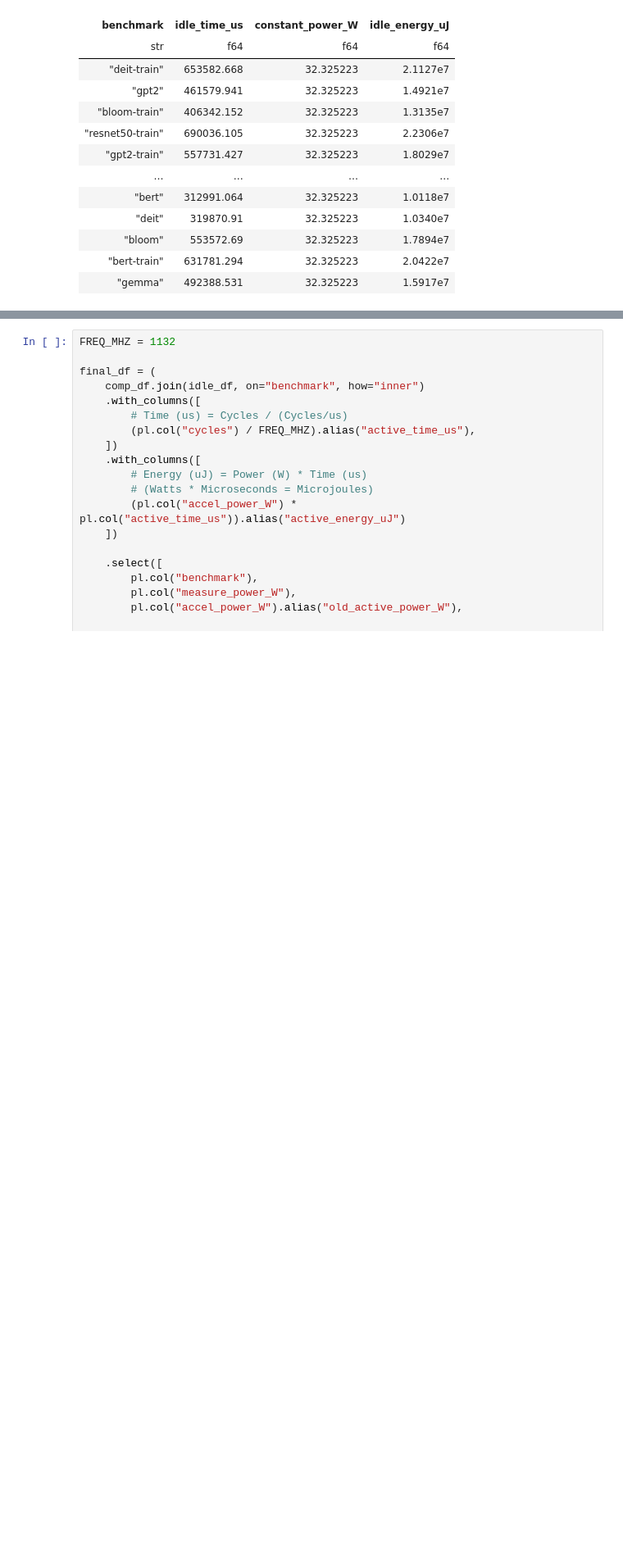
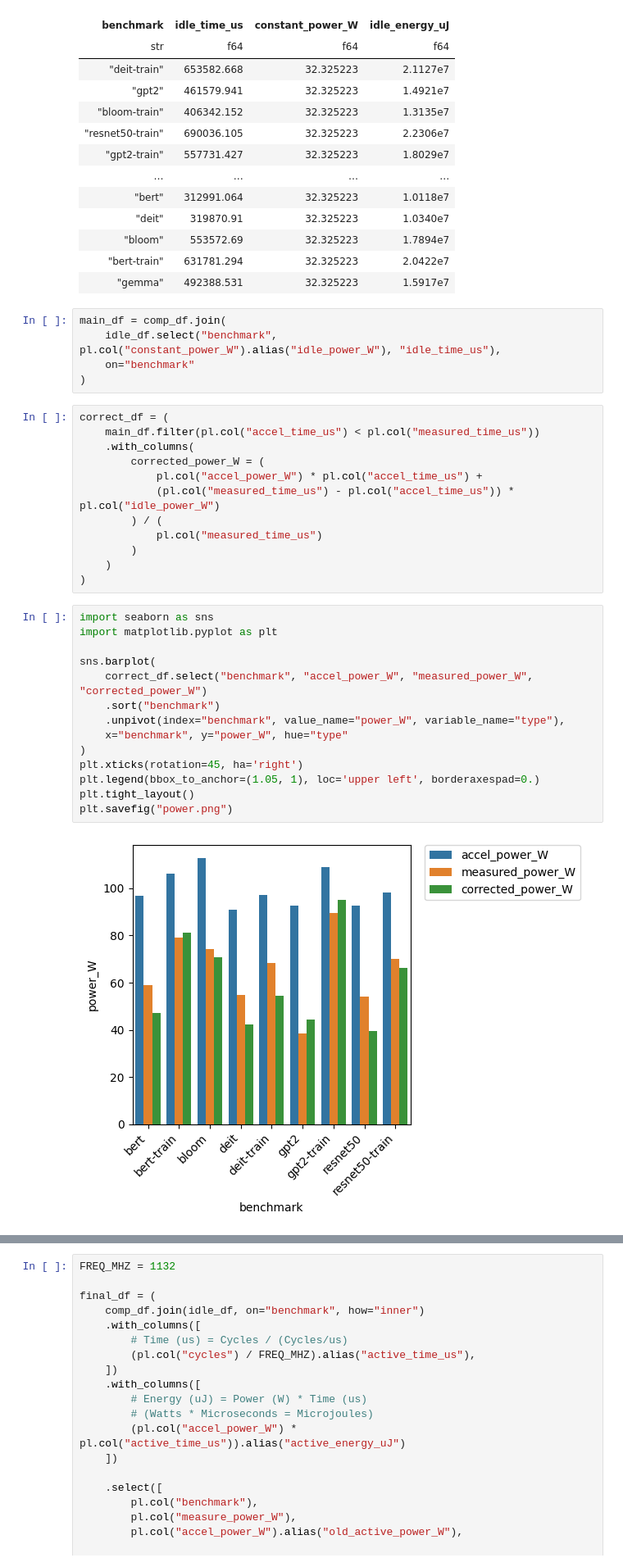
Before and after one commit to ice-rlab/accel-sim-framework-fork, a Jupyter notebook: hta2.ipynb, the cells around one changed output, grey strips where cells are left out. Shown at 82% size. Drawn from its saved outputs; the diff is of its cells as text; blank space fills up the shorter version.

Commit message:
improv: correction

```diff
--- a/hta2.ipynb
+++ b/hta2.ipynb
@@ -302,3 +323,36 @@ shape: (11, 4)
 | "bloom" | 553572.69 | 32.325223 | 1.7894e7 |
 | "bert-train" | 631781.294 | 32.325223 | 2.0422e7 |
 | "gemma" | 492388.531 | 32.325223 | 1.5917e7 |
+# %%
+main_df = comp_df.join(
+    idle_df.select("benchmark", pl.col("constant_power_W").alias("idle_power_W"), "idle_time_us"),
+    on="benchmark"
+)
+# %%
+correct_df = (
+    main_df.filter(pl.col("accel_time_us") < pl.col("measured_time_us"))
+    .with_columns(
+        corrected_power_W = (
+            pl.col("accel_power_W") * pl.col("accel_time_us") +
+            (pl.col("measured_time_us") - pl.col("accel_time_us")) * pl.col("idle_power_W")
+        ) / (
+            pl.col("measured_time_us")
+        )
+    )
+)
+# %%
+import seaborn as sns
+import matplotlib.pyplot as plt
+
+sns.barplot(
+    correct_df.select("benchmark", "accel_power_W", "measured_power_W", "corrected_power_W")
+    .sort("benchmark")
+    .unpivot(index="benchmark", value_name="power_W", variable_name="type"),
+    x="benchmark", y="power_W", hue="type"
+)
+plt.xticks(rotation=45, ha='right')
+plt.legend(bbox_to_anchor=(1.05, 1), loc='upper left', borderaxespad=0.)
+plt.tight_layout()
+plt.savefig("power.png")
+# %% [output]
+[figure, added]
```
Also changed, not shown: parts of 5 cells of this notebook, 4 other files.
